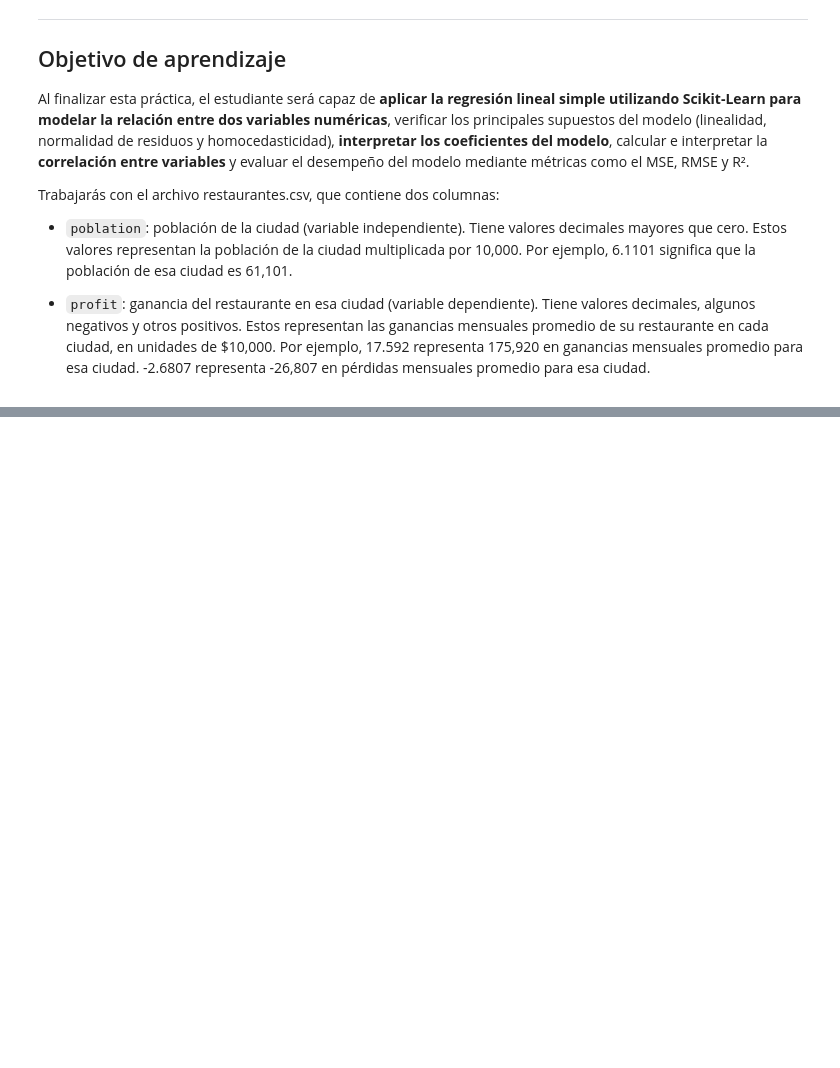
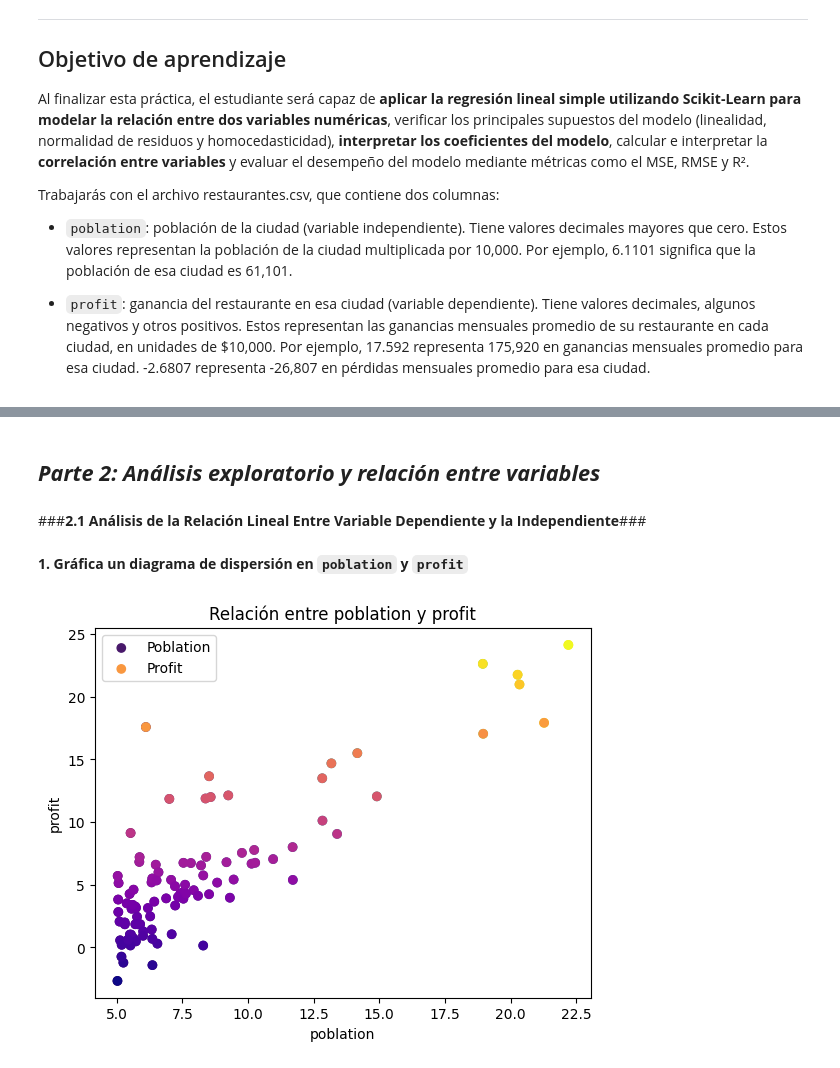
Before and after one commit to jonathanahc/Practicas, a Jupyter notebook: Práctica23RegresiónLinealSimple.ipynb, the cells around one changed output, grey strips where cells are left out. Saved outputs shown, nothing was run; the diff lists cells and outputs as text; code cells hidden in the pictures; blank space fills up the shorter version.

```diff
--- a/Práctica23RegresiónLinealSimple.ipynb
+++ b/Práctica23RegresiónLinealSimple.ipynb
@@ -104,0 +46,2 @@ Responde con tus propias palabras:
+# %%
+df = pd.read_csv('/content/drive/MyDrive/Unidad04/restaurantes.csv', engine='python')
@@ -104,0 +127,16 @@ Responde con tus propias palabras:
+# %% [markdown]
+##  ***Parte 2: Análisis exploratorio y relación entre variables***
+# %% [markdown]
+###**2.1 Análisis de la Relación Lineal Entre Variable Dependiente y la Independiente**###
+# %% [markdown]
+**1. Gráfica un diagrama de dispersión en `poblation` y `profit`**
+# %%
+plt.scatter(df['poblation'], df['profit'], c=df['poblation'], cmap='viridis', label='Poblation')
+plt.scatter(df['poblation'], df['profit'], c=df['profit'], cmap='plasma', label='Profit')
+plt.xlabel('poblation')
+plt.ylabel('profit')
+plt.title('Relación entre poblation y profit')
+plt.legend()
+plt.show()
+# %% [output]
+[figure, added]
```
Also changed, not shown: parts of 63 cells of this notebook.
